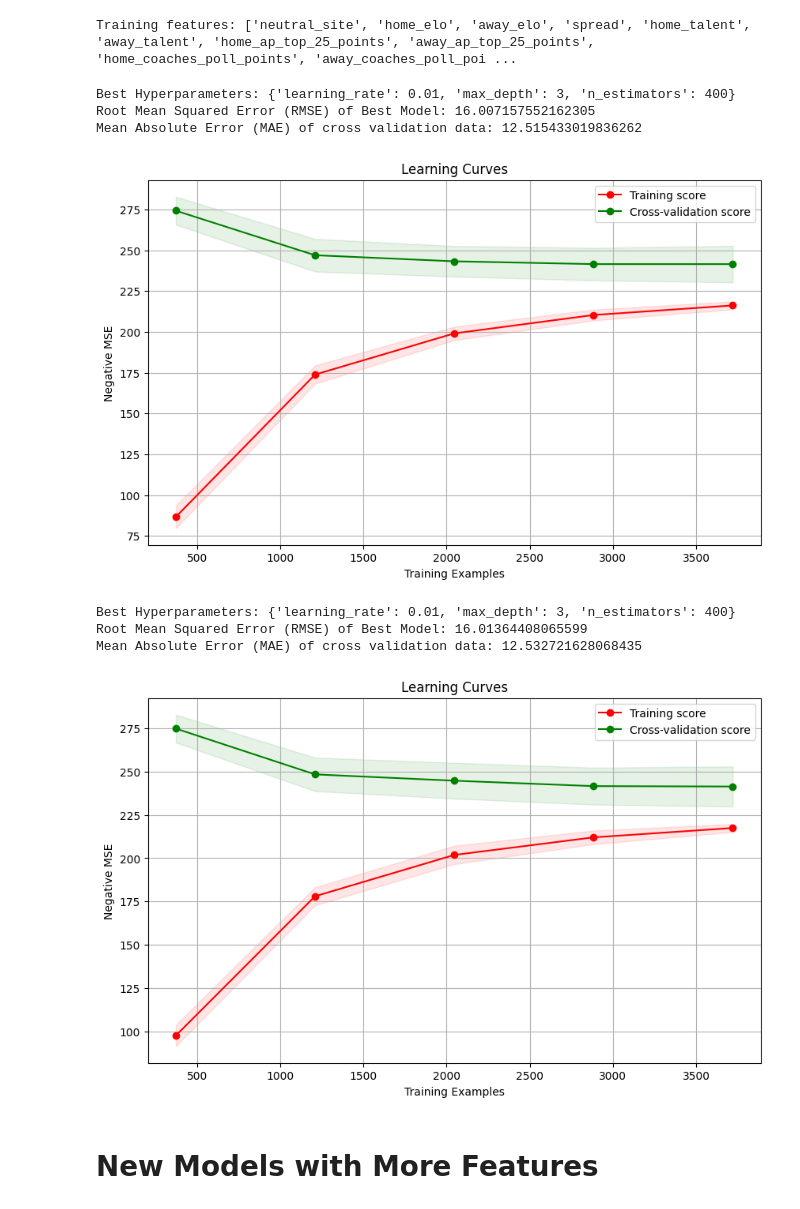
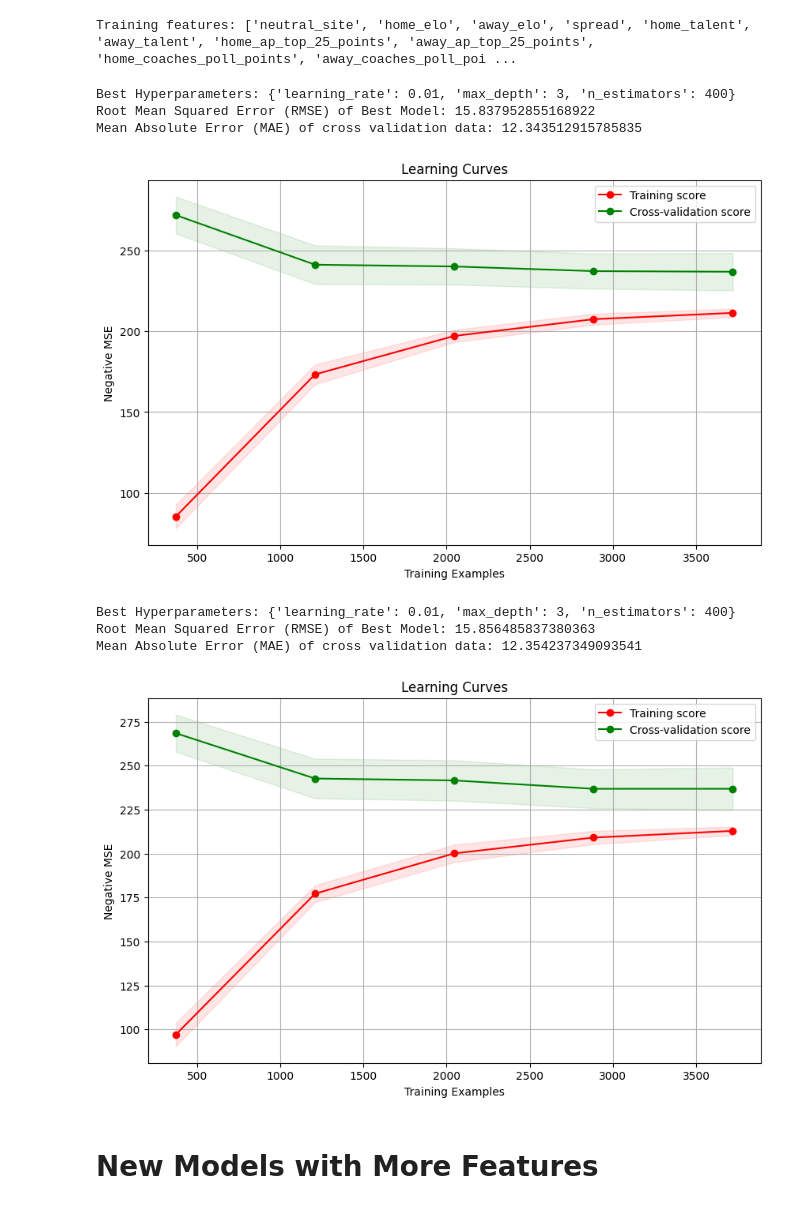
Before and after one commit to ty-hal/CFB-Point-Spread-Model, a Jupyter notebook: CFB_Model.ipynb, the cells around one changed output. Saved outputs shown, nothing was run; the diff lists cells and outputs as text; code cells hidden in the pictures.

```diff
--- a/CFB_Model.ipynb
+++ b/CFB_Model.ipynb
@@ -427,0 +526,6 @@ Fetching data for year:  2023
+# %%
+# data = data.drop(columns = ['home_opp_win_pct_x', 'away_opp_win_pct_x', 'home_opp_opponents_win_pct_x', 'away_opp_opponents_win_pct_x', 'home_opp_win_pct_y', 'away_opp_win_pct_y', 'home_opp_opponents_win_pct_y', 'away_opp_opponents_win_pct_y'])
+
+data = data.merge(relevant_data[['id', 'home_opp_win_pct', 'away_opp_win_pct', 'home_opp_opponents_win_pct', 'away_opp_opponents_win_pct']], on='id', how='left')
+
+data[((data['home_team'] == 'Florida') | (data['away_team'] == 'Florida'))]
@@ -434,3 +605,13 @@ with open('dataframe.pickle','wb') as file:
+# %%
+data['home_bcs_strength_of_schedule'] = (2*data['home_opp_win_pct'] + data['home_opp_opponents_win_pct'])/3
+data['away_bcs_strength_of_schedule'] = (2*data['away_opp_win_pct'] + data['away_opp_opponents_win_pct'])/3
+data['diff_bcs_strength_of_schedule'] = data['home_bcs_strength_of_schedule'] - data['away_bcs_strength_of_schedule']
+
+# Define the scaling factor to adjust SOS difference in earlier weeks since the values can be skewed
+max_week = data['week'].max()
+scaling_factor = (1/5) + (4/5) * (data['week'] - 1) / (max_week - 1)
+
+data['diff_bcs_strength_of_schedule_scaled'] = data['diff_bcs_strength_of_schedule'] * scaling_factor
 # %% [markdown]
 # Begin Modeling
 Goal is to get MAE sub-13
@@ -594,29 +734,31 @@ X_train, X_cv, y_train, y_cv = train_test_split(X, y, test_size=0.2, random_stat
 # %%
 # Original model
 original_columns = ['neutral_site', 'home_elo', 'away_elo', 'spread', 'home_talent', 'away_talent', 'home_coaches_poll_points', 'away_coaches_poll_points', 'home_ap_top_25_points', 'away_ap_top_25_points',
-               'home_cumulative_penalties', 'away_cumulative_penalties', 'home_cumulative_possession_time', 'away_cumulative_possession_time', 'home_cumulative_turnovers', 'away_cumulative_turnovers',
-               'home_cumulative_sacks', 'away_cumulative_sacks', 'home_cumulative_tackles_for_loss', 'away_cumulative_tackles_for_loss', 'home_cumulative_first_downs', 'away_cumulative_first_downs',
-               'home_cumulative_passing_TDs', 'away_cumulative_passing_TDs', 'home_cumulative_rushing_TDs', 'away_cumulative_rushing_TDs', 'home_cumulative_offense_ppa', 'home_cumulative_defense_ppa',
-               'away_cumulative_offense_ppa', 'away_cumulative_defense_ppa', 'home_cumulative_offense_success_rate', 'home_cumulative_defense_success_rate', 'away_cumulative_offense_success_rate',
-               'away_cumulative_defense_success_rate', 'home_cumulative_offense_explosiveness', 'home_cumulative_defense_explosiveness', 'away_cumulative_offense_explosiveness',
-               'away_cumulative_defense_explosiveness', 'home_cumulative_offense_points_per_opportunity', 'home_cumulative_defense_points_per_opportunity', 'away_cumulative_offense_points_per_opportunity',
-               'away_cumulative_defense_points_per_opportunity', 'home_cumulative_offense_havoc', 'home_cumulative_defense_havoc', 'away_cumulative_offense_havoc', 'away_cumulative_defense_havoc',
-               'home_conference_encoded', 'away_conference_encoded', 'home_cumulative_yards_per_completion', 'away_cumulative_yards_per_completion', 'home_cumulative_yards_per_attempt',
-               'away_cumulative_yards_per_attempt', 'home_cumulative_yards_per_carry', 'away_cumulative_yards_per_carry', 'home_returning_production_percent_passing_ppa', 'away_returning_production_percent_passing_ppa',
-               'home_returning_production_percent_receiving_ppa', 'away_returning_production_percent_receiving_ppa', 'home_returning_production_percent_rushing_ppa', 'away_returning_production_percent_rushing_ppa',
-                   'home_performance_at_home', 'away_performance_at_away', 'home_vs_away_performance']
+                'home_cumulative_penalties', 'away_cumulative_penalties', 'home_cumulative_possession_time', 'away_cumulative_possession_time', 'home_cumulative_turnovers', 'away_cumulative_turnovers',
+                'home_cumulative_sacks', 'away_cumulative_sacks', 'home_cumulative_tackles_for_loss', 'away_cumulative_tackles_for_loss', 'home_cumulative_first_downs', 'away_cumulative_first_downs',
+                'home_cumulative_passing_TDs', 'away_cumulative_passing_TDs', 'home_cumulative_rushing_TDs', 'away_cumulative_rushing_TDs', 'home_cumulative_offense_ppa', 'home_cumulative_defense_ppa',
+                'away_cumulative_offense_ppa', 'away_cumulative_defense_ppa', 'home_cumulative_offense_success_rate', 'home_cumulative_defense_success_rate', 'away_cumulative_offense_success_rate',
+                'away_cumulative_defense_success_rate', 'home_cumulative_offense_explosiveness', 'home_cumulative_defense_explosiveness', 'away_cumulative_offense_explosiveness',
+                'away_cumulative_defense_explosiveness', 'home_cumulative_offense_points_per_opportunity', 'home_cumulative_defense_points_per_opportunity', 'away_cumulative_offense_points_per_opportunity',
+                'away_cumulative_defense_points_per_opportunity', 'home_cumulative_offense_havoc', 'home_cumulative_defense_havoc', 'away_cumulative_offense_havoc', 'away_cumulative_defense_havoc',
+                'home_conference_encoded', 'away_conference_encoded', 'home_cumulative_yards_per_completion', 'away_cumulative_yards_per_completion', 'home_cumulative_yards_per_attempt',
+                'away_cumulative_yards_per_attempt', 'home_cumulative_yards_per_carry', 'away_cumulative_yards_per_carry', 'home_returning_production_percent_passing_ppa', 'away_returning_production_percent_passing_ppa',
+                'home_returning_production_percent_receiving_ppa', 'away_returning_production_percent_receiving_ppa', 'home_returning_production_percent_rushing_ppa', 'away_returning_production_percent_rushing_ppa',
+                'home_performance_at_home_past_2_years', 'away_performance_at_away_past_2_years', 'home_performance_at_home_past_5_years', 'away_performance_at_away_past_5_years', 'home_vs_away_performance_past_2_years', 'home_vs_away_performance_past_5_years',
+                'home_opp_win_pct', 'away_opp_win_pct', 'home_opp_opponents_win_pct', 'away_opp_opponents_win_pct', 'home_bcs_strength_of_schedule', 'away_bcs_strength_of_schedule', 'diff_bcs_strength_of_schedule', 'diff_bcs_strength_of_schedule_scaled'
+                ]
 
 original_X = X[original_columns]
 original_X_train = X_train[original_columns]
 original_X_cv = X_cv[original_columns]
 
 original_model = train_model(original_X_train, y_train, original_X_cv, y_cv)
 plot_learning_curve(original_model, original_X, y)
 # %% [output]
 Best Hyperparameters: {'learning_rate': 0.01, 'max_depth': 3, 'n_estimators': 400}
-Root Mean Squared Error (RMSE) of Best Model: 16.007157552162305
-Mean Absolute Error (MAE) of cross validation data: 12.515433019836262
+Root Mean Squared Error (RMSE) of Best Model: 15.837952855168922
+Mean Absolute Error (MAE) of cross validation data: 12.343512915785835
-[figure, old version]
+[figure, new version]
 # %%
 # Train the model with the difference of home and away features for each stat for the original features
 original_features_to_diff = ['talent', 'elo', 'coaches_poll_points', 'ap_top_25_points', 'cumulative_penalties',
@@ -628,10 +770,10 @@ original_features_to_diff = ['talent', 'elo', 'coaches_poll_points', 'ap_top_25_
                     'cumulative_offense_points_per_opportunity', 'cumulative_defense_points_per_opportunity',
                     'cumulative_offense_havoc', 'cumulative_defense_havoc', 'cumulative_yards_per_completion', 'cumulative_yards_per_attempt', 'cumulative_yards_per_carry',
                     'returning_production_percent_passing_ppa', 'returning_production_percent_passing_ppa', 'returning_production_percent_receiving_ppa', 'returning_production_percent_receiving_ppa',
-                    'returning_production_percent_rushing_ppa', 'returning_production_percent_rushing_ppa']
+                    'returning_production_percent_rushing_ppa', 'returning_production_percent_rushing_ppa', 'bcs_strength_of_schedule', 'opp_win_pct', 'opp_opponents_win_pct']
 
-original_additional_columns = ['neutral_site', 'spread', 'home_conference_encoded', 'away_conference_encoded',
-                               'home_performance_at_home', 'away_performance_at_away', 'home_vs_away_performance']
+original_additional_columns = ['neutral_site', 'spread', 'home_conference_encoded', 'away_conference_encoded', 'diff_bcs_strength_of_schedule_scaled',
+                    'home_performance_at_home_past_2_years', 'away_performance_at_away_past_2_years', 'home_performance_at_home_past_5_years', 'away_performance_at_away_past_5_years', 'home_vs_away_performance_past_2_years', 'home_vs_away_performance_past_5_years']
 
 original_diff_X = X[original_additional_columns].copy()
 original_diff_X_train = X_train[original_additional_columns].copy()
@@ -649,9 +791,9 @@ original_diff_model = train_model(original_diff_X_train, y_train, original_diff_
 plot_learning_curve(original_diff_model, original_diff_X, y)
 # %% [output]
 Best Hyperparameters: {'learning_rate': 0.01, 'max_depth': 3, 'n_estimators': 400}
-Root Mean Squared Error (RMSE) of Best Model: 16.01364408065599
-Mean Absolute Error (MAE) of cross validation data: 12.532721628068435
+Root Mean Squared Error (RMSE) of Best Model: 15.856485837380363
+Mean Absolute Error (MAE) of cross validation data: 12.354237349093541
-[figure, old version]
+[figure, new version]
 # %% [markdown]
 # New Models with More Features
 # %%
```
Also changed, not shown: parts of 15 cells of this notebook, 1 other file.
